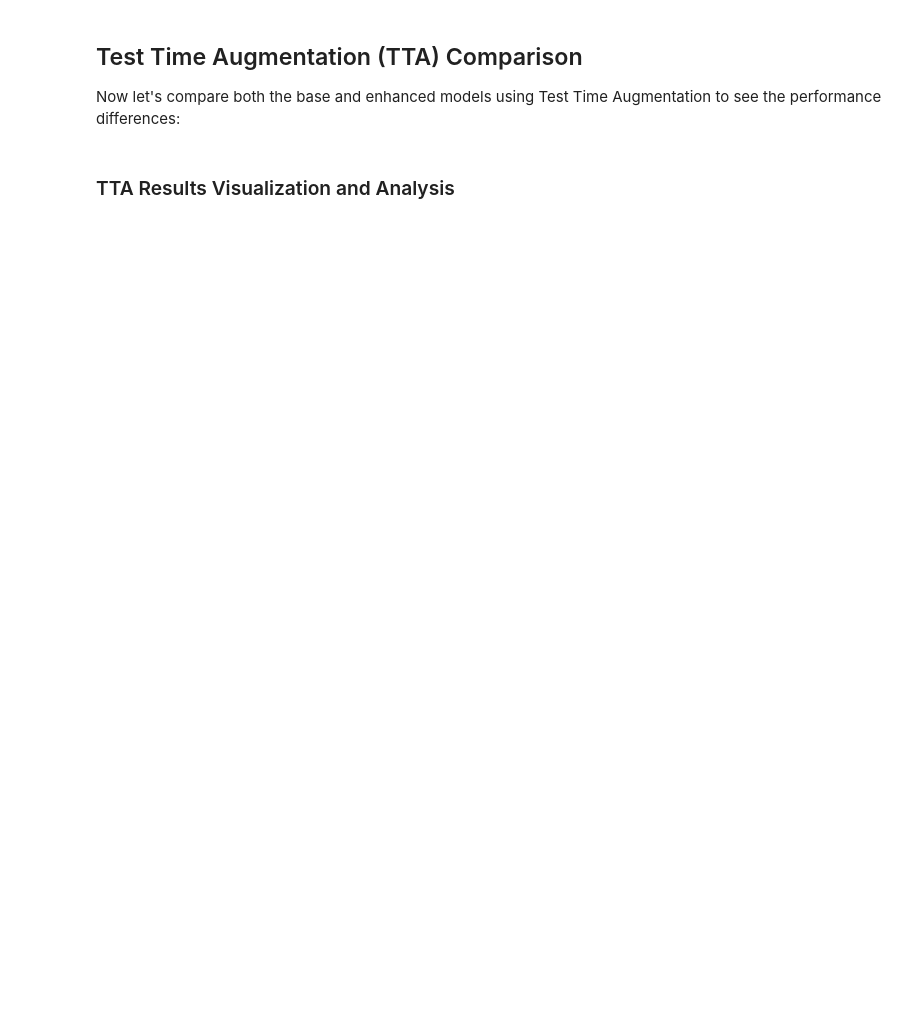
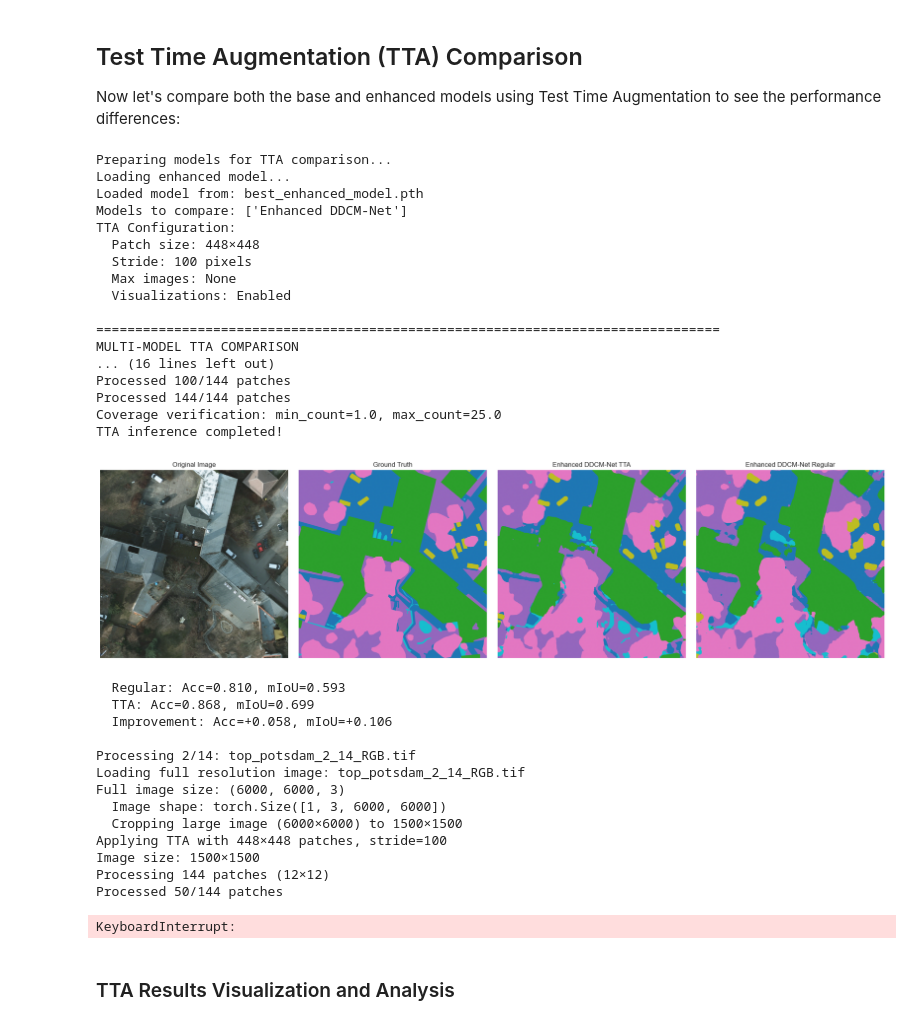
Before and after one commit to Finn1510/compvis-finalproject-Multi-Class-Remote-Sensing-Image-Segmentation, a Jupyter notebook: DDCM_Net_Training_Demo.ipynb, the cells around one changed output. Saved outputs shown, nothing was run; the diff lists cells and outputs as text; code cells hidden in the pictures; blank space fills up the shorter version.

Commit message:
tta fix, model refactor

```diff
--- a/DDCM_Net_Training_Demo.ipynb
+++ b/DDCM_Net_Training_Demo.ipynb
@@ -179,7 +206,7 @@ else:
 ## 4. Model Training
 # %%
 # Training configuration
-EPOCHS = 80
+EPOCHS = 30
 LEARNING_RATE = 8.5e-5 / np.sqrt(2)
 WEIGHT_DECAY = 2e-5
 USE_DUAL_LR = True
@@ -639,20 +728,18 @@ else:
 
 Now let's compare both the base and enhanced models using Test Time Augmentation to see the performance differences:
 # %%
-# Import TTA utilities
 from tta_utils import TTAEvaluator, load_model_for_tta
 
-print("=== Test Time Augmentation Model Comparison ===\\n")
-
 # TTA Configuration
-RUN_TTA_COMPARISON = True  # Set to True to enable TTA comparison
-MAX_TTA_IMAGES = 3         # Limit images for faster demonstration
+RUN_TTA_COMPARISON = True
+MAX_TTA_IMAGES = None
 TTA_PATCH_SIZE = 448
 TTA_STRIDE = 100
 TTA_VISUALIZE = True       # Show visualizations for each image
+CROP_IMAGES = False         # full potsdam image takes ~15mins
 
 if RUN_TTA_COMPARISON:
-    if 'test_loader' in locals():
+    if 'holdout_loader' in locals():
         print("Preparing models for TTA comparison...")
 
         # Create TTA evaluator
@@ -682,42 +769,71 @@ if RUN_TTA_COMPARISON:
                 num_classes=NUM_CLASSES,
                 backbone=BACKBONE,
                 device=device
             )
             models_to_compare['Enhanced DDCM-Net'] = enhanced_model_for_tta
         elif 'enhanced_model' in locals():
             print("Using current enhanced model...")
             models_to_compare['Enhanced DDCM-Net'] = enhanced_model
 
         if len(models_to_compare) > 0:
             print(f"Models to compare: {list(models_to_compare.keys())}")
             print(f"TTA Configuration:")
             print(f"  Patch size: {TTA_PATCH_SIZE}×{TTA_PATCH_SIZE}")
             print(f"  Stride: {TTA_STRIDE} pixels")
             print(f"  Max images: {MAX_TTA_IMAGES}")
             print(f"  Visualizations: {'Enabled' if TTA_VISUALIZE else 'Disabled'}")
 
             # Run TTA comparison
             comparison_results = tta_evaluator.compare_models_with_tta(
                 models_dict=models_to_compare,
-                test_loader=test_loader,
+                test_loader=holdout_loader,
                 max_images=MAX_TTA_IMAGES,
                 visualize=TTA_VISUALIZE,
                 patch_size=TTA_PATCH_SIZE,
-                stride=TTA_STRIDE
+                stride=TTA_STRIDE,
+                crop_large_images=CROP_IMAGES # crops to 1500x1500
             )
 
-            print("\\n=== TTA Comparison Complete ===")
-
         else:
-            print("No trained models available for TTA comparison.")
-            print("Please train at least one model first.")
+            print("No trained models available.")
 
     else:
-        print("Test loader not available.")
-        print("Please run the dataset loading cells first to enable TTA evaluation.")
+        print("Test loader not available. Run the dataset cell")
 else:
     print("TTA comparison is disabled.")
-    print("Set RUN_TTA_COMPARISON = True to enable TTA model comparison.")
+# %% [output]
+Preparing models for TTA comparison...
+Loading enhanced model...
+Loaded model from: best_enhanced_model.pth
+Models to compare: ['Enhanced DDCM-Net']
+TTA Configuration:
+  Patch size: 448×448
+  Stride: 100 pixels
+  Max images: None
+  Visualizations: Enabled
+
+================================================================================
+MULTI-MODEL TTA COMPARISON
+... (16 lines left out)
+Processed 100/144 patches
+Processed 144/144 patches
+Coverage verification: min_count=1.0, max_count=25.0
+TTA inference completed!
+[figure, added]
+  Regular: Acc=0.810, mIoU=0.593
+  TTA: Acc=0.868, mIoU=0.699
+  Improvement: Acc=+0.058, mIoU=+0.106
+
+Processing 2/14: top_potsdam_2_14_RGB.tif
+Loading full resolution image: top_potsdam_2_14_RGB.tif
+Full image size: (6000, 6000, 3)
+  Image shape: torch.Size([1, 3, 6000, 6000])
+  Cropping large image (6000×6000) to 1500×1500
+Applying TTA with 448×448 patches, stride=100
+Image size: 1500×1500
+Processing 144 patches (12×12)
+Processed 50/144 patches
+KeyboardInterrupt:
 # %% [markdown]
 ### TTA Results Visualization and Analysis
 # %%
```
Also changed, not shown: parts of 15 cells of this notebook, 6 other files.
